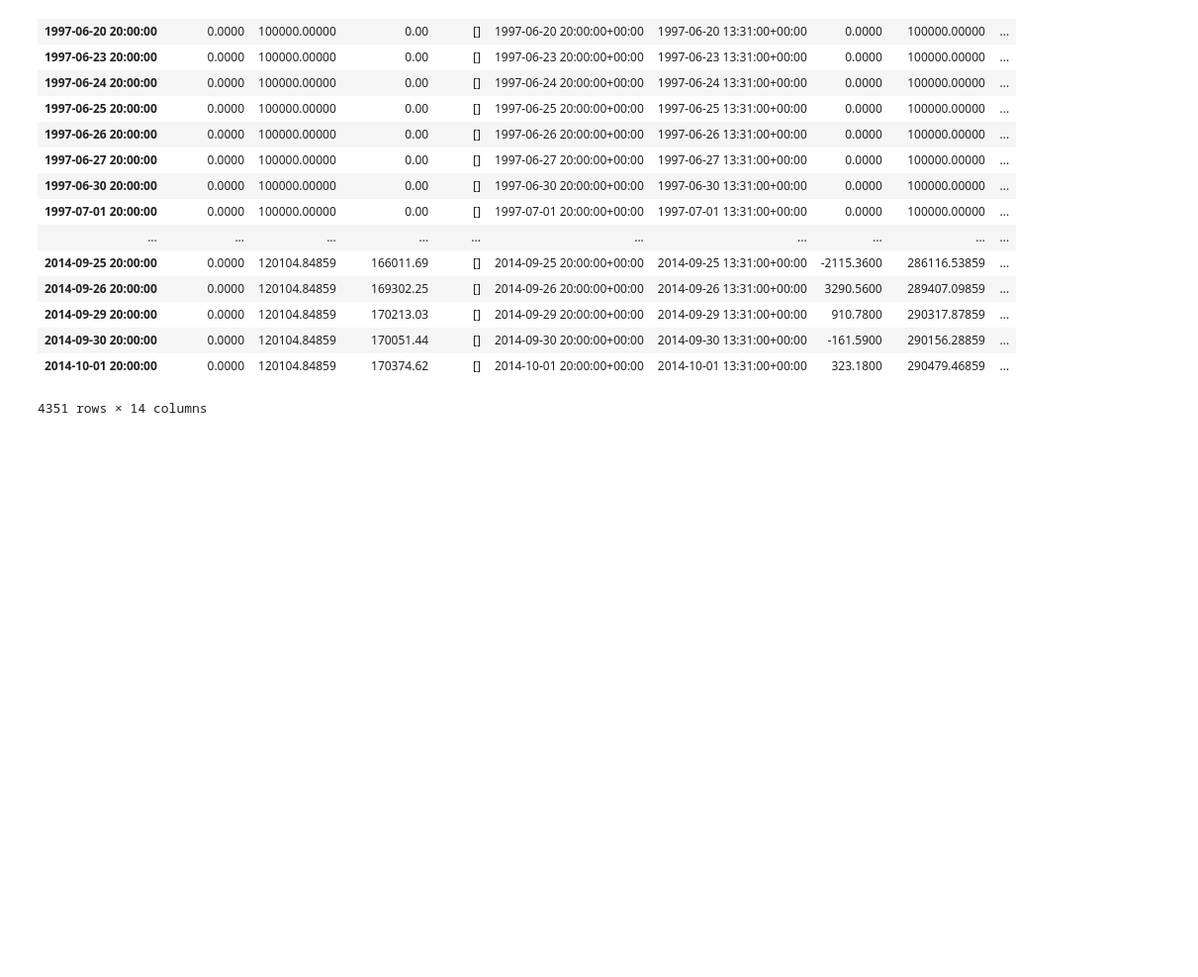
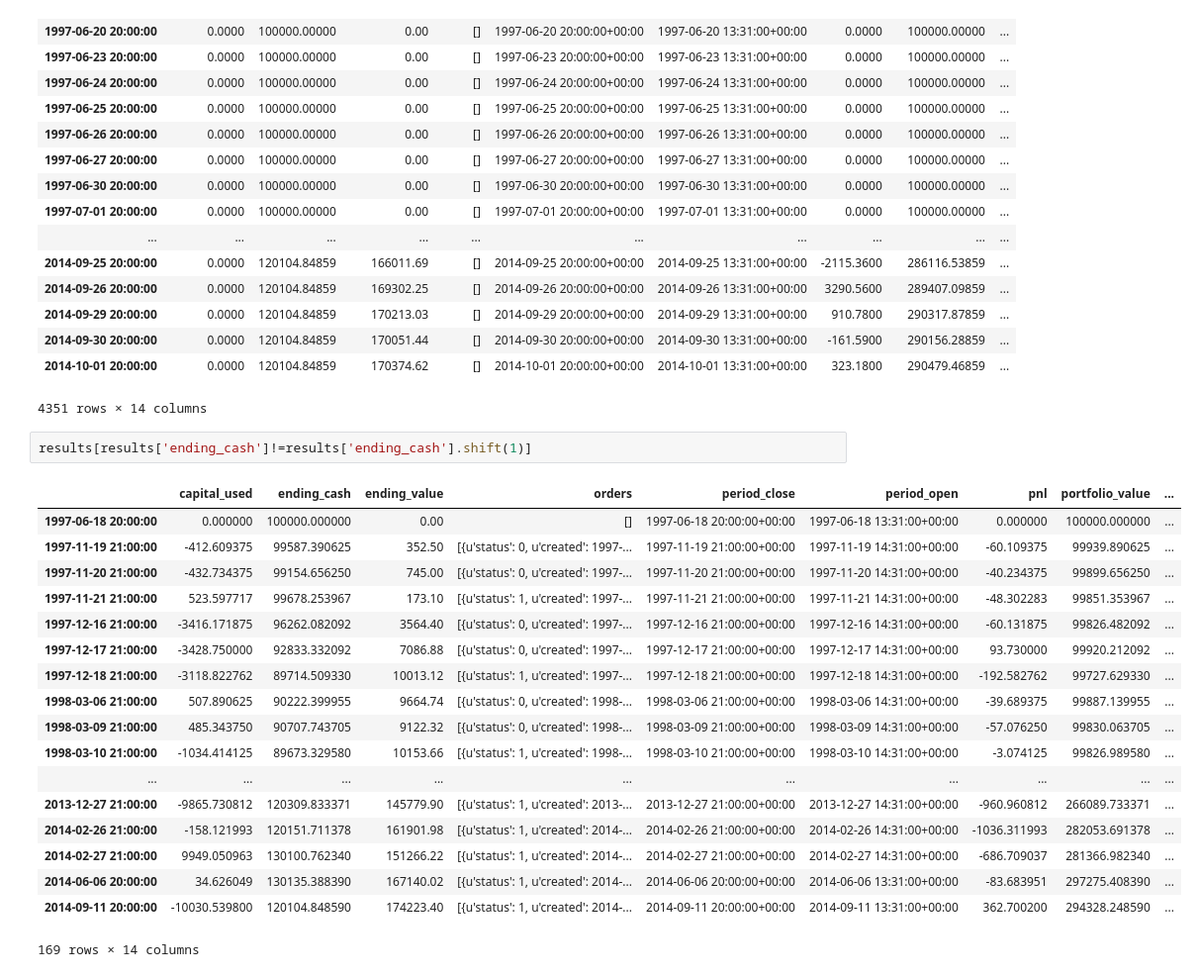
Before and after one commit to LuoYisheng/Cloud-computing-analytics-for-trading-algorithm, a Jupyter notebook: 3. Spread_Trading.ipynb, the cells around one changed output. Shown at 99% size. Drawn from its saved outputs; the diff is of its cells as text; blank space fills up the shorter version.

```diff
--- a/3. Spread_Trading.ipynb
+++ b/3. Spread_Trading.ipynb
@@ -192,3 +196,24 @@ results
 | 2014-09-30 20:00:00 | 0.0000 | 120104.84859 | 170051.44 | [] | 2014-09-30 20:00:00+00:00 | 2014-09-30 13:31:00+00:00 | -161.5900 | 290156.28859 | ... |
 | 2014-10-01 20:00:00 | 0.0000 | 120104.84859 | 170374.62 | [] | 2014-10-01 20:00:00+00:00 | 2014-10-01 13:31:00+00:00 | 323.1800 | 290479.46859 | ... |
 4351 rows × 14 columns
+# %%
+results[results['ending_cash']!=results['ending_cash'].shift(1)]
+# %% [output]
+|  | capital_used | ending_cash | ending_value | orders | period_close | period_open | pnl | portfolio_value | ... |
+| 1997-06-18 20:00:00 | 0.000000 | 100000.000000 | 0.00 | [] | 1997-06-18 20:00:00+00:00 | 1997-06-18 13:31:00+00:00 | 0.000000 | 100000.000000 | ... |
+| 1997-11-19 21:00:00 | -412.609375 | 99587.390625 | 352.50 | [{u'status': 0, u'created': 1997-... | 1997-11-19 21:00:00+00:00 | 1997-11-19 14:31:00+00:00 | -60.109375 | 99939.890625 | ... |
+| 1997-11-20 21:00:00 | -432.734375 | 99154.656250 | 745.00 | [{u'status': 0, u'created': 1997-... | 1997-11-20 21:00:00+00:00 | 1997-11-20 14:31:00+00:00 | -40.234375 | 99899.656250 | ... |
+| 1997-11-21 21:00:00 | 523.597717 | 99678.253967 | 173.10 | [{u'status': 1, u'created': 1997-... | 1997-11-21 21:00:00+00:00 | 1997-11-21 14:31:00+00:00 | -48.302283 | 99851.353967 | ... |
+| 1997-12-16 21:00:00 | -3416.171875 | 96262.082092 | 3564.40 | [{u'status': 0, u'created': 1997-... | 1997-12-16 21:00:00+00:00 | 1997-12-16 14:31:00+00:00 | -60.131875 | 99826.482092 | ... |
+| 1997-12-17 21:00:00 | -3428.750000 | 92833.332092 | 7086.88 | [{u'status': 0, u'created': 1997-... | 1997-12-17 21:00:00+00:00 | 1997-12-17 14:31:00+00:00 | 93.730000 | 99920.212092 | ... |
+| 1997-12-18 21:00:00 | -3118.822762 | 89714.509330 | 10013.12 | [{u'status': 1, u'created': 1997-... | 1997-12-18 21:00:00+00:00 | 1997-12-18 14:31:00+00:00 | -192.582762 | 99727.629330 | ... |
+| 1998-03-06 21:00:00 | 507.890625 | 90222.399955 | 9664.74 | [{u'status': 0, u'created': 1998-... | 1998-03-06 21:00:00+00:00 | 1998-03-06 14:31:00+00:00 | -39.689375 | 99887.139955 | ... |
+| 1998-03-09 21:00:00 | 485.343750 | 90707.743705 | 9122.32 | [{u'status': 0, u'created': 1998-... | 1998-03-09 21:00:00+00:00 | 1998-03-09 14:31:00+00:00 | -57.076250 | 99830.063705 | ... |
+| 1998-03-10 21:00:00 | -1034.414125 | 89673.329580 | 10153.66 | [{u'status': 1, u'created': 1998-... | 1998-03-10 21:00:00+00:00 | 1998-03-10 14:31:00+00:00 | -3.074125 | 99826.989580 | ... |
+| ... | ... | ... | ... | ... | ... | ... | ... | ... | ... |
+| 2013-12-27 21:00:00 | -9865.730812 | 120309.833371 | 145779.90 | [{u'status': 1, u'created': 2013-... | 2013-12-27 21:00:00+00:00 | 2013-12-27 14:31:00+00:00 | -960.960812 | 266089.733371 | ... |
+| 2014-02-26 21:00:00 | -158.121993 | 120151.711378 | 161901.98 | [{u'status': 1, u'created': 2014-... | 2014-02-26 21:00:00+00:00 | 2014-02-26 14:31:00+00:00 | -1036.311993 | 282053.691378 | ... |
+| 2014-02-27 21:00:00 | 9949.050963 | 130100.762340 | 151266.22 | [{u'status': 1, u'created': 2014-... | 2014-02-27 21:00:00+00:00 | 2014-02-27 14:31:00+00:00 | -686.709037 | 281366.982340 | ... |
+| 2014-06-06 20:00:00 | 34.626049 | 130135.388390 | 167140.02 | [{u'status': 1, u'created': 2014-... | 2014-06-06 20:00:00+00:00 | 2014-06-06 13:31:00+00:00 | -83.683951 | 297275.408390 | ... |
+| 2014-09-11 20:00:00 | -10030.539800 | 120104.848590 | 174223.40 | [{u'status': 1, u'created': 2014-... | 2014-09-11 20:00:00+00:00 | 2014-09-11 13:31:00+00:00 | 362.700200 | 294328.248590 | ... |
+169 rows × 14 columns
```
Also changed, not shown: parts of 1 cell of this notebook, 3 other files.
